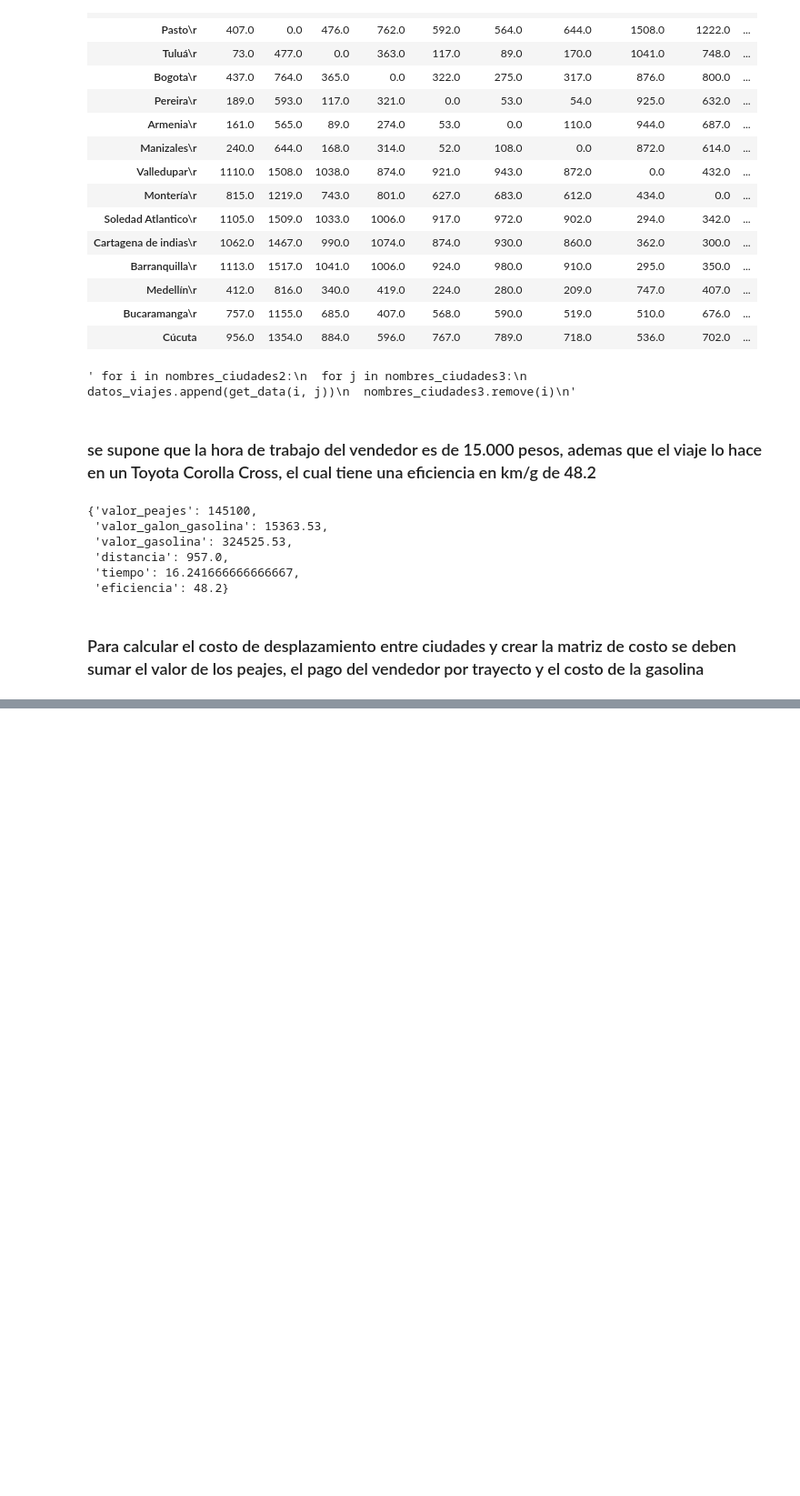
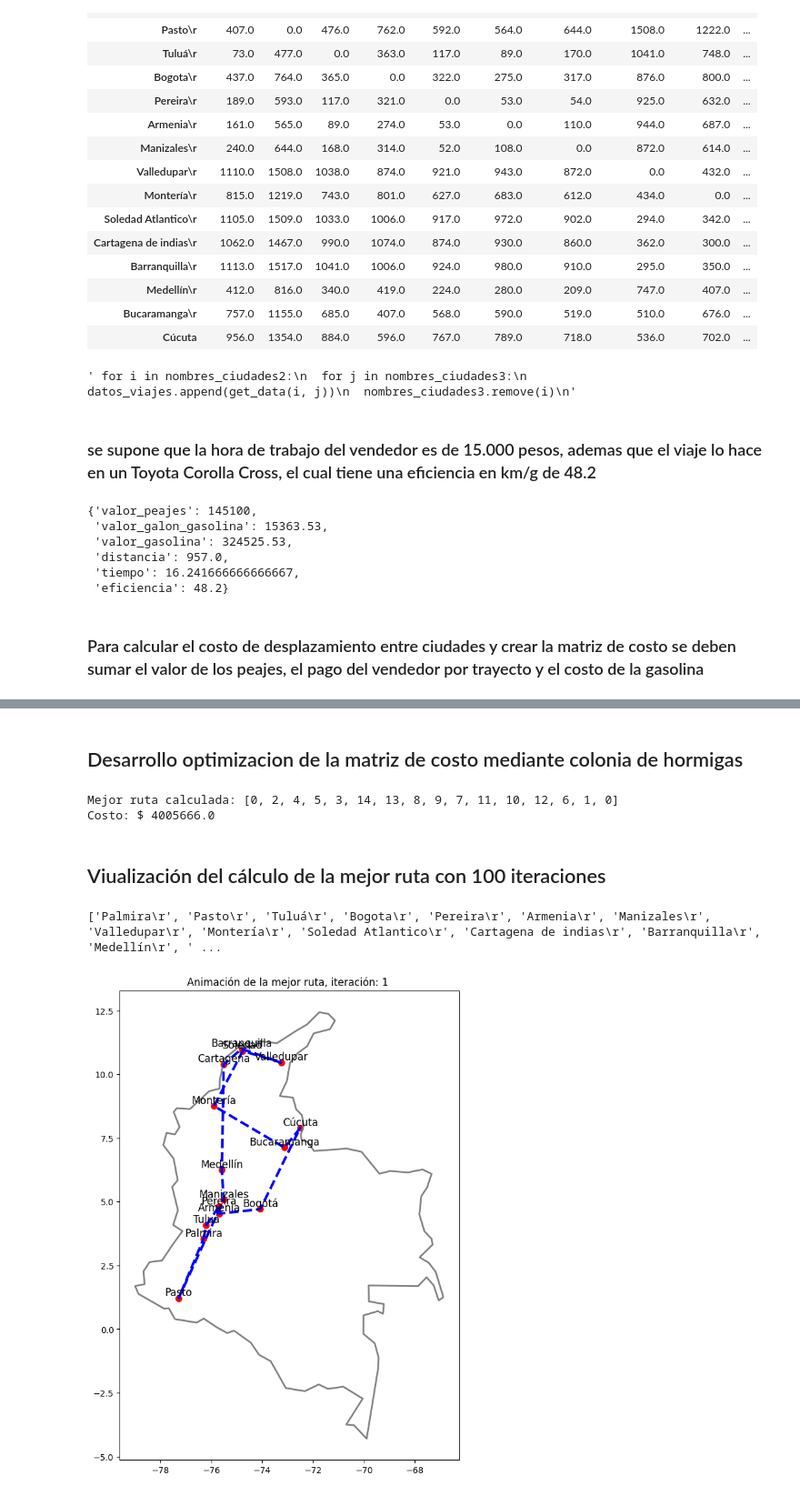
Before and after one commit to dgilrua/Trabajo-1-RNA, a Jupyter notebook: main.ipynb, the cells around one changed output, grey strips where cells are left out. Shown at 91% size. Saved outputs shown, nothing was run; the diff lists cells and outputs as text; code cells hidden in the pictures; blank space fills up the shorter version.

```diff
--- a/main.ipynb
+++ b/main.ipynb
@@ -729,3 +734,5 @@ df_costos
 # %%
 # guardar la matriz de costos en un archivo .csv
 df_costos.to_csv('matriz_costos.csv')
+# %% [markdown]
+## Desarrollo optimizacion de la matriz de costo mediante colonia de hormigas
@@ -731,0 +835,72 @@ df_costos.to_csv('matriz_costos.csv')
+# %%
+# Cargar datos
+data = pd.read_csv('matriz_costos.csv')  # Archivo CSV con las coordenadas de las ciudades
+data.drop(columns=data.columns[0])
+cities = data.values[:,1:]
+np.fill_diagonal(cities, np.inf)
+cities = cities.astype(float)
+
+ant_colony = AntColony(cities, 1, 1, 100, 0.95, alpha=1, beta=1)
+shortest_path = ant_colony.run()
+print("Mejor ruta calculada:", ant_colony.get_list(shortest_path[0]))
+print("Costo: $",shortest_path[1])
+# %% [output]
+Mejor ruta calculada: [0, 2, 4, 5, 3, 14, 13, 8, 9, 7, 11, 10, 12, 6, 1, 0]
+Costo: $ 4005666.0
+# %% [markdown]
+## Viualización del cálculo de la mejor ruta con 100 iteraciones
+# %%
+
+cities_labels = data.values[:,0].tolist()
+print(cities_labels)
+
+# Crear un dataframe con las ciudades y sus coordenadas
+ciudades = {
+    'Ciudad': ['Palmira', 'Pasto', 'Tuluá', 'Bogotá', 'Pereira', 'Armenia', 'Manizales', 'Valledupar',
+               'Montería', 'Soledad', 'Cartagena', 'Barranquilla', 'Medellín', 'Bucaramanga', 'Cúcuta'],
+    'Latitud': [3.5391, 1.2136, 4.0847, 4.7110, 4.8133, 4.5339, 5.0687, 10.4631, 8.7575, 10.9184, 10.3910, 11.0041, 6.2442, 7.1254, 7.8938],
+    'Longitud': [-76.3036, -77.2811, -76.1953, -74.0721, -75.6961, -75.6811, -75.5144, -73.2538, -75.8899, -74.7623, -75.5090, -74.8060, -75.5812, -73.1198, -72.5071]
+}
+df = gpd.GeoDataFrame(ciudades, geometry=gpd.points_from_xy(ciudades['Longitud'], ciudades['Latitud']))
+# Crear una línea que pase por todas las ciudades en el orden de la mejor ruta
+coordenadas = []
+for city in ant_colony.best_route:
+  coordenadas.append((ciudades['Longitud'][city],ciudades['Latitud'][city]))
+ruta = LineString(coordenadas)
+
+# Crear la figura y los ejes
+fig, ax = plt.subplots(figsize=(10, 10))
+colombia = gpd.read_file(gpd.datasets.get_path('naturalearth_lowres'))
+colombia = colombia[colombia.name == 'Colombia']
+colombia.boundary.plot(ax=ax, linewidth=2, color='gray')
+
+# Agregar puntos de ciudades con etiquetas de texto
+labels = []
+for idx, row in df.iterrows():
+    label = ax.text(row['Longitud'], row['Latitud'], row['Ciudad'], fontsize=12, ha='center', va='bottom')
+    labels.append(label)
+
+df.plot(ax=ax, marker='o', color='red', markersize=50, label='Ciudades')
+
+# Función de animación
+def animate(i):
+    if i > 1:
+        segment = LineString(list(ruta.coords)[:i])
+        ax.clear()
+        colombia.boundary.plot(ax=ax, linewidth=2, color='gray')
+        df.plot(ax=ax, marker='o', color='red', markersize=50, label='Ciudades')
+        gpd.GeoSeries([segment]).plot(ax=ax, color='blue', linewidth=3, linestyle='--', label='Ruta')
+        ax.set_title(f'Animación de la mejor ruta, iteración: {1} ')
+        # Agregar etiquetas de texto con el nombre de las ciudades
+        for idx, row in df.iterrows():
+            ax.text(row['Longitud'], row['Latitud'], row['Ciudad'], fontsize=12, ha='center', va='bottom')
+
+# Crear la animación
+frames = len(list(ruta.coords)) + 1
+anim = FuncAnimation(fig, animate, frames=frames, interval=500, repeat=False)
+
+# Mostrar la animación en formato HTML
+anim.save('ruta_colonia_hormigas.gif', writer='pillow', fps=1)
+# %% [output]
+['Palmira\r', 'Pasto\r', 'Tuluá\r', 'Bogota\r', 'Pereira\r', 'Armenia\r', 'Manizales\r', 'Valledupar\r', 'Montería\r', 'Soledad Atlantico\r', 'Cartagena de indias\r', 'Barranquilla\r', 'Medellín\r', ' ...
+[figure, added]
```
Also changed, not shown: parts of 14 cells of this notebook, 5 other files.
